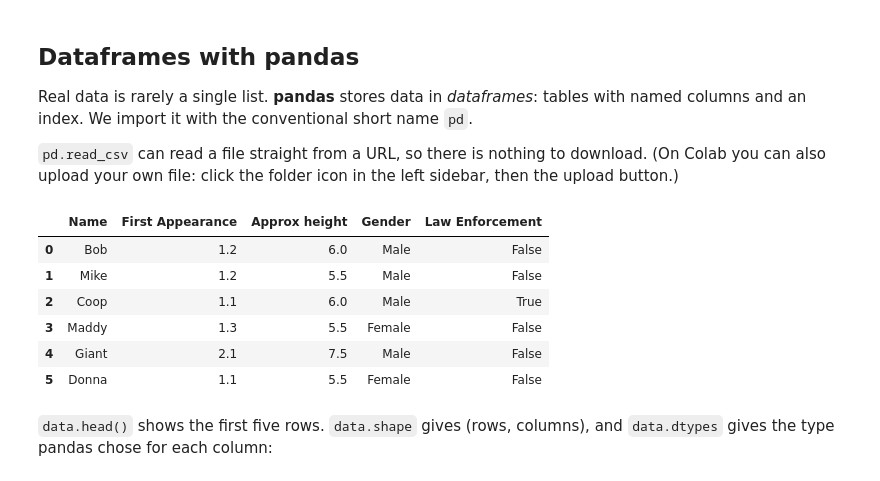
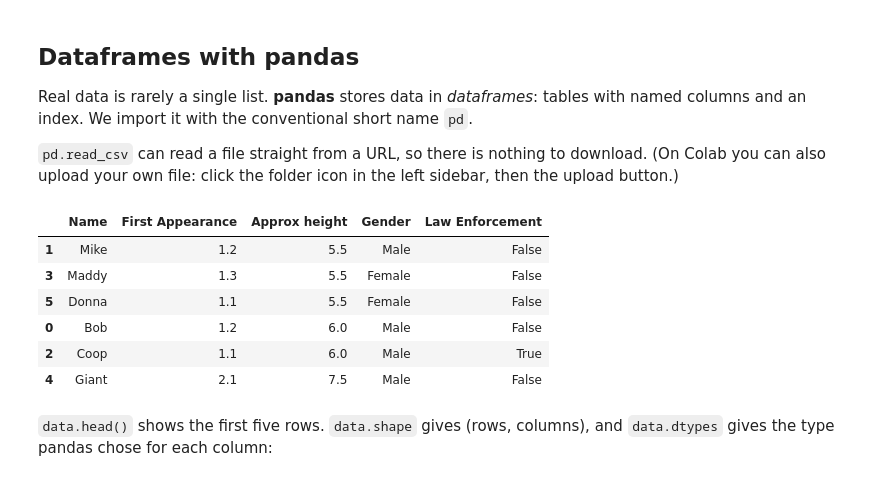
Before and after one commit to kayamalhi/QM2, a Jupyter notebook: notebooks/W01. Python Recap.ipynb, the cells around one changed output. Saved outputs shown, nothing was run; the diff lists cells and outputs as text; code cells hidden in the pictures.

```diff
--- a/notebooks/W01. Python Recap.ipynb
+++ b/notebooks/W01. Python Recap.ipynb
@@ -168,17 +205,17 @@ Real data is rarely a single list. **pandas** stores data in *dataframes*: table
 # %%
 import pandas as pd
 import matplotlib.pyplot as plt
 
 data = pd.read_csv("https://s3.eu-west-2.amazonaws.com/qm2/wk1/data.csv")
-data
+data.sort_values ( by = "Approx height")
 # %% [output]
 |  | Name | First Appearance | Approx height | Gender | Law Enforcement |
+| 1 | Mike | 1.2 | 5.5 | Male | False |
+| 3 | Maddy | 1.3 | 5.5 | Female | False |
+| 5 | Donna | 1.1 | 5.5 | Female | False |
 | 0 | Bob | 1.2 | 6.0 | Male | False |
-| 1 | Mike | 1.2 | 5.5 | Male | False |
 | 2 | Coop | 1.1 | 6.0 | Male | True |
-| 3 | Maddy | 1.3 | 5.5 | Female | False |
 | 4 | Giant | 2.1 | 7.5 | Male | False |
-| 5 | Donna | 1.1 | 5.5 | Female | False |
 # %% [markdown]
 `data.head()` shows the first five rows. `data.shape` gives (rows, columns), and `data.dtypes` gives the type pandas chose for each column:
 # %%
```
Also changed, not shown: parts of 14 cells of this notebook.
